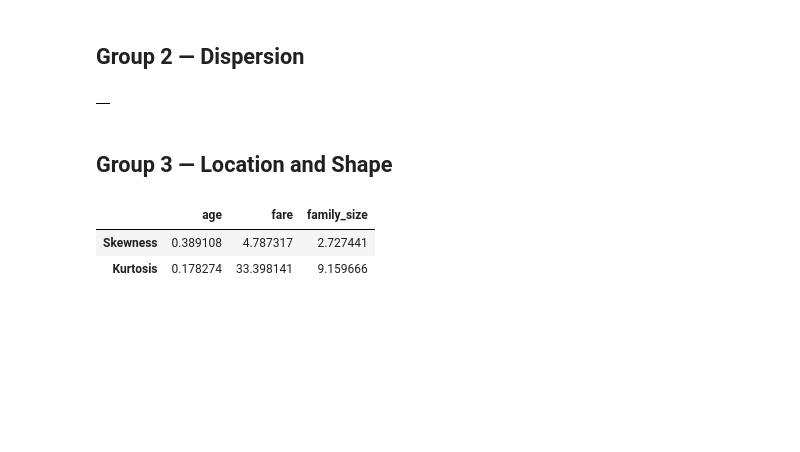
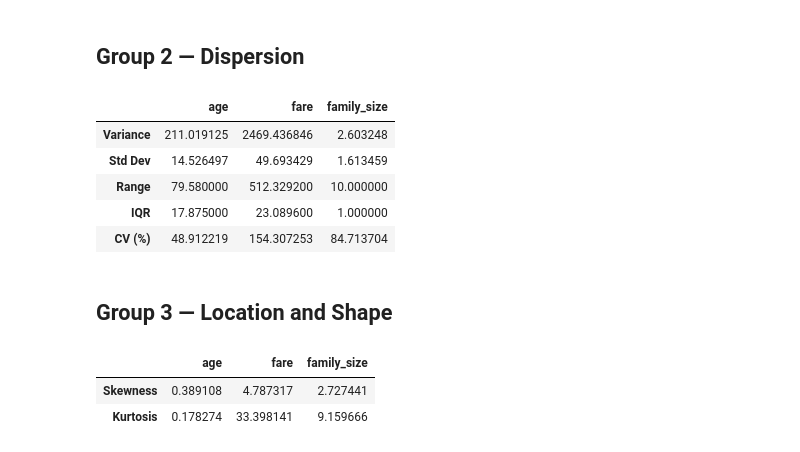
Before and after one commit to khang2112/DA_AI_2026, a Jupyter notebook: DA_AI_2026/DA_AI_2026/TH/Tuan1/Prac-01/Titanic_EDA_Full_BaiTap.ipynb, the cells around one changed output. Cells and saved outputs as stored; diff of their text form; code cells hidden in the pictures; blank space fills up the shorter version.

```diff
--- a/DA_AI_2026/DA_AI_2026/TH/Tuan1/Prac-01/Titanic_EDA_Full_BaiTap.ipynb
+++ b/DA_AI_2026/DA_AI_2026/TH/Tuan1/Prac-01/Titanic_EDA_Full_BaiTap.ipynb
@@ -193,27 +177,32 @@ import statistics as stats
 # %%
 # TODO
 # var, std : cach xa mean k, lech nhieu hay it
 # IQR = Q3-Q1
 # range = MAX- MIN
 
 # CV
 dispersion_data={}
 for col in ['age', 'fare', 'family_size']:
     s = df[col].dropna()
     q1 = s.quantile(0.25)
     q3 = s.quantile(0.75)
 
-    dispersio_data[col] = {
+    dispersion_data[col] = {
         'Variance': s.var(),
         'Std Dev': s.std(),
         'Range': s.max() - s.min(),
         'IQR': q3 - q1,
         'CV (%)': (s.std() / s.mean()) *100
     }
 
 pd.DataFrame(dispersion_data)
 # %% [output]
-|  |
+|  | age | fare | family_size |
+| Variance | 211.019125 | 2469.436846 | 2.603248 |
+| Std Dev | 14.526497 | 49.693429 | 1.613459 |
+| Range | 79.580000 | 512.329200 | 10.000000 |
+| IQR | 17.875000 | 23.089600 | 1.000000 |
+| CV (%) | 48.912219 | 154.307253 | 84.713704 |
 # %% [markdown]
 ## Group 3 — Location and Shape
 # %%
```
Also changed, not shown: parts of 8 cells of this notebook.
